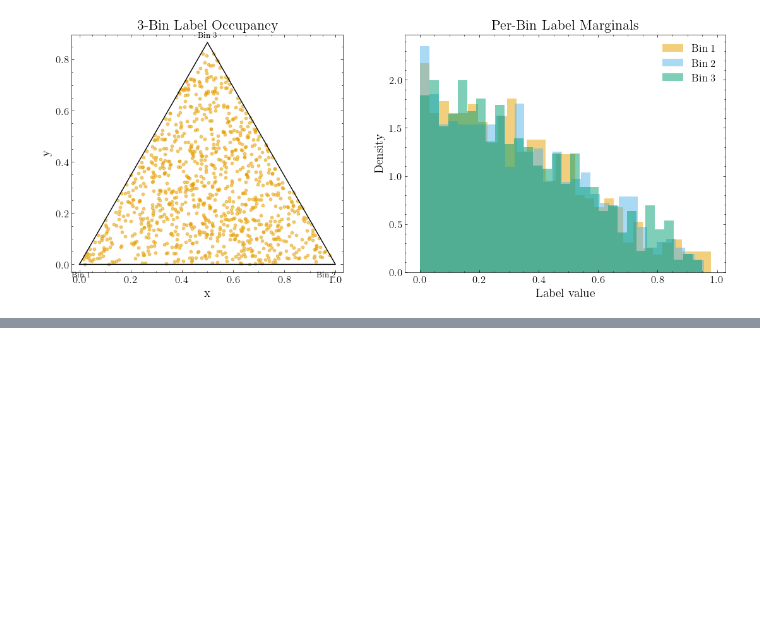
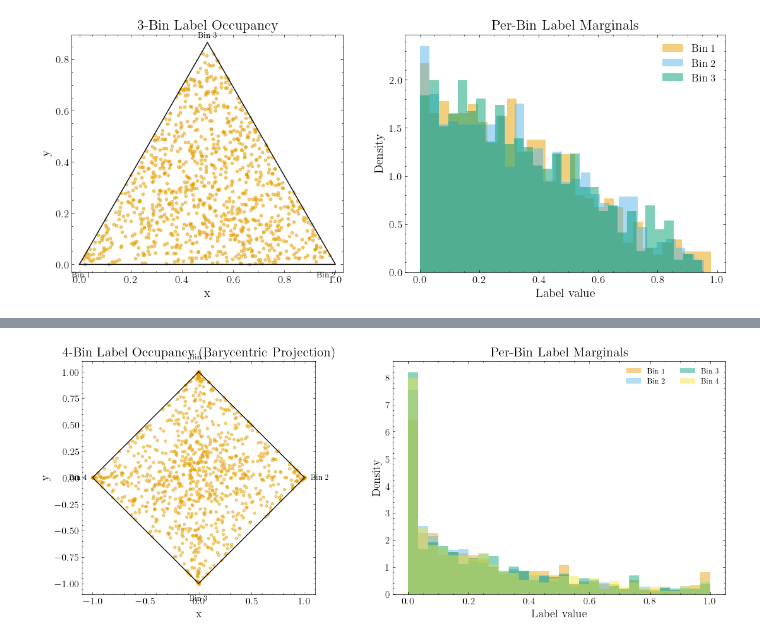
Before and after one commit to vernica-mehta/honours-project, a Jupyter notebook: code/notebooks/sfh.ipynb, the cells around one changed output, grey strips where cells are left out. Drawn from its saved outputs; the diff is of its cells as text; code cells hidden in the pictures; blank space fills up the shorter version.

```diff
--- a/code/notebooks/sfh.ipynb
+++ b/code/notebooks/sfh.ipynb
@@ -196,3 +195,79 @@ Max |sum(label)-1|: 3.331e-16
 Fraction near edges (any bin < 0.05): 0.287
 Fraction near corners (any bin > 0.90): 0.032
 [figure]
+# %%
+from pathlib import Path
+from astropy.io import fits
+import numpy as np
+import matplotlib.pyplot as plt
+
+# Point this to your generated 4-bin labels file if needed.
+# If None, it auto-selects the newest 4-bin labels file in /avatar/vmehta.
+labels_file_4 = None
+
+
+def _latest_4bin_labels(base=Path('/avatar/vmehta')):
+    candidates = sorted(
+        base.glob('sfh_*_4bins_*/sfh_*_4bins_*_labels.fits'),
+        key=lambda p: p.stat().st_mtime,
+    )
+    if not candidates:
+        raise FileNotFoundError('No 4-bin labels FITS found under /avatar/vmehta.')
+    return candidates[-1]
+
+
+def _to_polygon_xy_4(labels):
+    """Project 4-bin simplex labels to 2D using regular 4-gon barycentric vertices."""
+    theta = np.linspace(np.pi / 2.0, np.pi / 2.0 - 2.0 * np.pi, 4, endpoint=False)
+    verts = np.c_[np.cos(theta), np.sin(theta)]
+    xy = labels @ verts
+    return xy, verts
+
+
+path_4 = Path(labels_file_4) if labels_file_4 else _latest_4bin_labels()
+labels_4 = np.asarray(fits.getdata(path_4), dtype=float)
+
+if labels_4.ndim != 2 or labels_4.shape[1] != 4:
+    raise ValueError(f'Expected labels with shape (N, 4), got {labels_4.shape}.')
+
+sum_err_4 = labels_4.sum(axis=1) - 1.0
+edge_frac_4 = np.mean((labels_4 < 0.04).any(axis=1))
+corner_frac_4 = np.mean((labels_4 > 0.85).any(axis=1))
+
+print(f'Loaded: {path_4}')
+print(f'N = {len(labels_4)}')
+print(f'Min per bin: {labels_4.min(axis=0)}')
+print(f'Max per bin: {labels_4.max(axis=0)}')
+print(f'Sum(label) mean +/- std: {labels_4.sum(axis=1).mean():.6f} +/- {labels_4.sum(axis=1).std():.6e}')
+print(f'Max |sum(label)-1|: {np.max(np.abs(sum_err_4)):.3e}')
+print(f'Fraction near edges (any bin < 0.04): {edge_frac_4:.3f}')
+print(f'Fraction near corners (any bin > 0.85): {corner_frac_4:.3f}')
+
+xy_4, verts_4 = _to_polygon_xy_4(labels_4)
+poly_4 = np.vstack([verts_4, verts_4[0]])
+
+fig, ax = plt.subplots(1, 2, figsize=(11.8, 4.7), constrained_layout=True)
+
+# Occupancy in 2D barycentric projection
+ax[0].plot(poly_4[:, 0], poly_4[:, 1], 'k-', lw=1)
+ax[0].scatter(xy_4[:, 0], xy_4[:, 1], s=10, alpha=0.45)
+ax[0].set_title('4-Bin Label Occupancy (Barycentric Projection)')
+ax[0].set_aspect('equal', 'box')
+ax[0].set_xlim(-1.10, 1.10)
+ax[0].set_ylim(-1.10, 1.10)
+ax[0].set_xlabel('x')
+ax[0].set_ylabel('y')
+
+for i, (vx, vy) in enumerate(verts_4, start=1):
+    ax[0].text(1.14 * vx, 1.14 * vy, f'Bin {i}', ha='center', va='center', fontsize=9)
+
+# Per-bin marginals
+for i in range(4):
+    ax[1].hist(labels_4[:, i], bins=30, alpha=0.45, density=True, label=f'Bin {i+1}')
+ax[1].set_title('Per-Bin Label Marginals')
+ax[1].set_xlabel('Label value')
+ax[1].set_ylabel('Density')
+ax[1].legend(ncol=2, fontsize=9)
+
+plt.show()
+# %% [output]
@@ -199,3 +282,4 @@ Fraction near corners (any bin > 0.90): 0.032
+[figure, added]
 # %%
 from pathlib import Path
 from astropy.io import fits
```
Also changed, not shown: parts of 10 cells of this notebook, 9 other files.
